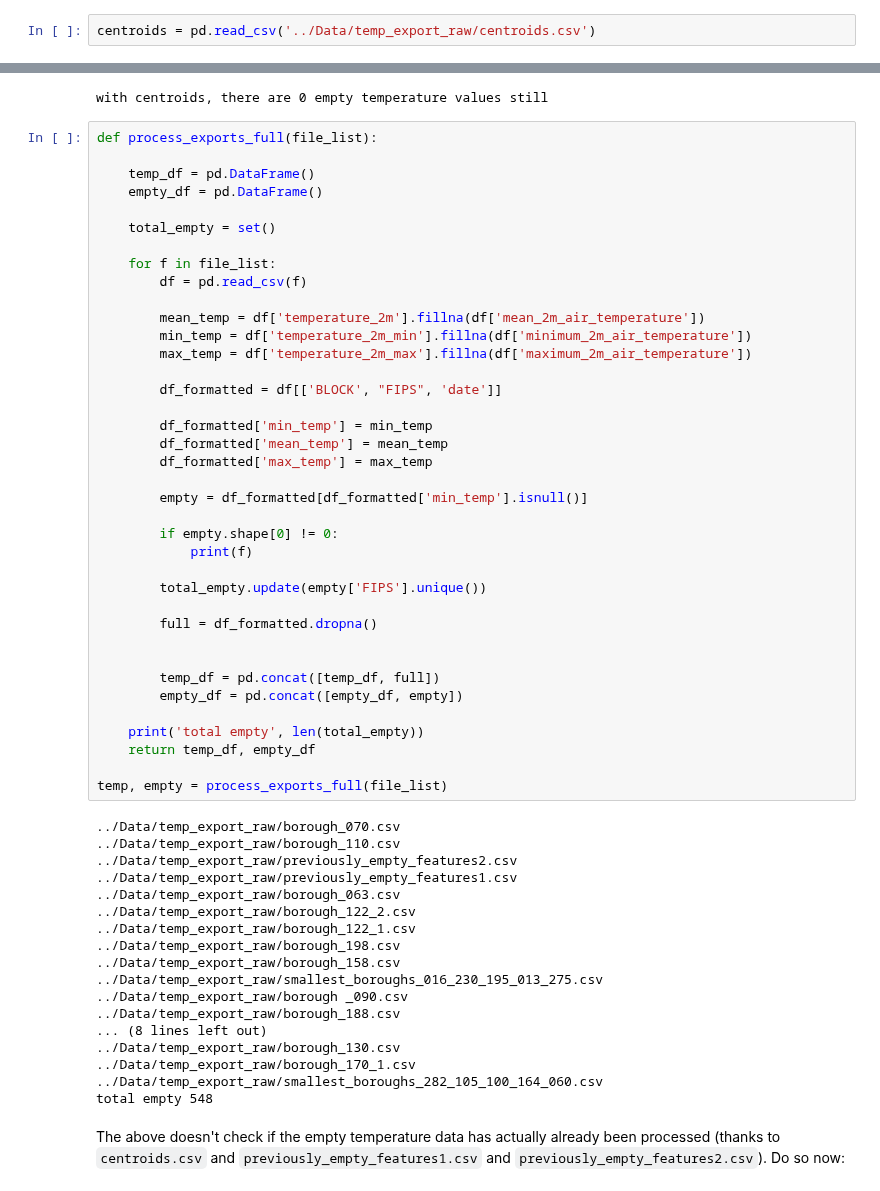
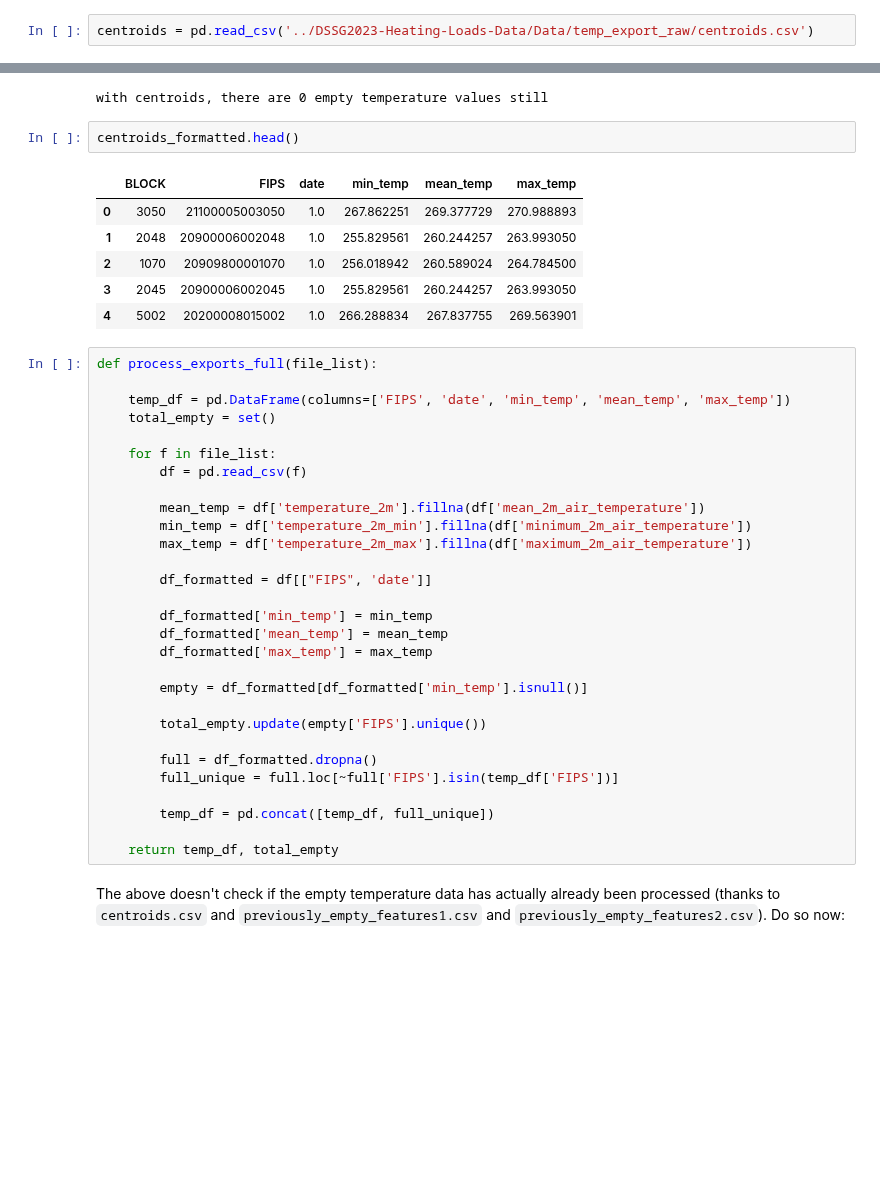
Before and after one commit to uwescience/DSSG2023-Heating-Loads, a Jupyter notebook: Code/extractTempByBlock.ipynb, the cells around one changed output, grey strips where cells are left out. Cells and saved outputs as stored; diff of their text form; blank space fills up the shorter version.

```diff
--- a/Code/extractTempByBlock.ipynb
+++ b/Code/extractTempByBlock.ipynb
@@ -848,7 +869,7 @@ full_process(centroid_fc, 'export previously empty features with centroids try 1
 # %% [output]
 exporting merged
 # %%
-centroids = pd.read_csv('../Data/temp_export_raw/centroids.csv')
+centroids = pd.read_csv('../DSSG2023-Heating-Loads-Data/Data/temp_export_raw/centroids.csv')
 # %%
 mean_temp = centroids['temperature_2m'].fillna(centroids['mean_2m_air_temperature'])
 min_temp = centroids['temperature_2m_min'].fillna(centroids['minimum_2m_air_temperature'])
@@ -864,12 +885,19 @@ centroids_formatted['max_temp'] = max_temp
 print('with centroids, there are', centroids_formatted[centroids_formatted['min_temp'].isnull()].shape[0], 'empty temperature values still')
 # %% [output]
 with centroids, there are 0 empty temperature values still
+# %%
+centroids_formatted.head()
+# %% [output]
+|  | BLOCK | FIPS | date | min_temp | mean_temp | max_temp |
+| 0 | 3050 | 21100005003050 | 1.0 | 267.862251 | 269.377729 | 270.988893 |
+| 1 | 2048 | 20900006002048 | 1.0 | 255.829561 | 260.244257 | 263.993050 |
+| 2 | 1070 | 20909800001070 | 1.0 | 256.018942 | 260.589024 | 264.784500 |
+| 3 | 2045 | 20900006002045 | 1.0 | 255.829561 | 260.244257 | 263.993050 |
+| 4 | 5002 | 20200008015002 | 1.0 | 266.288834 | 267.837755 | 269.563901 |
 # %%
 def process_exports_full(file_list):
 
-    temp_df = pd.DataFrame()
-    empty_df = pd.DataFrame()
-
+    temp_df = pd.DataFrame(columns=['FIPS', 'date', 'min_temp', 'mean_temp', 'max_temp'])
     total_empty = set()
 
     for f in file_list:
@@ -879,7 +907,7 @@ def process_exports_full(file_list):
         min_temp = df['temperature_2m_min'].fillna(df['minimum_2m_air_temperature'])
         max_temp = df['temperature_2m_max'].fillna(df['maximum_2m_air_temperature'])
 
-        df_formatted = df[['BLOCK', "FIPS", 'date']]
+        df_formatted = df[["FIPS", 'date']]
 
         df_formatted['min_temp'] = min_temp
         df_formatted['mean_temp'] = mean_temp
@@ -887,39 +915,14 @@ def process_exports_full(file_list):
 
         empty = df_formatted[df_formatted['min_temp'].isnull()]
 
-        if empty.shape[0] != 0:
-            print(f)
-
         total_empty.update(empty['FIPS'].unique())
 
         full = df_formatted.dropna()
+        full_unique = full.loc[~full['FIPS'].isin(temp_df['FIPS'])]
 
+        temp_df = pd.concat([temp_df, full_unique])
 
-        temp_df = pd.concat([temp_df, full])
-        empty_df = pd.concat([empty_df, empty])
-
-    print('total empty', len(total_empty))
-    return temp_df, empty_df
-
-temp, empty = process_exports_full(file_list)
+    return temp_df, total_empty
-# %% [output]
-../Data/temp_export_raw/borough_070.csv
-../Data/temp_export_raw/borough_110.csv
-../Data/temp_export_raw/previously_empty_features2.csv
-../Data/temp_export_raw/previously_empty_features1.csv
-../Data/temp_export_raw/borough_063.csv
-../Data/temp_export_raw/borough_122_2.csv
-../Data/temp_export_raw/borough_122_1.csv
-../Data/temp_export_raw/borough_198.csv
-../Data/temp_export_raw/borough_158.csv
-../Data/temp_export_raw/smallest_boroughs_016_230_195_013_275.csv
-../Data/temp_export_raw/borough _090.csv
-../Data/temp_export_raw/borough_188.csv
-... (8 lines left out)
-../Data/temp_export_raw/borough_130.csv
-../Data/temp_export_raw/borough_170_1.csv
-../Data/temp_export_raw/smallest_boroughs_282_105_100_164_060.csv
-total empty 548
 # %% [markdown]
 The above doesn't check if the empty temperature data has actually already been processed (thanks to `centroids.csv` and `previously_empty_features1.csv` and `previously_empty_features2.csv`). Do so now:
 # %%
```
Also changed, not shown: parts of 74 cells of this notebook, 39 other files.
